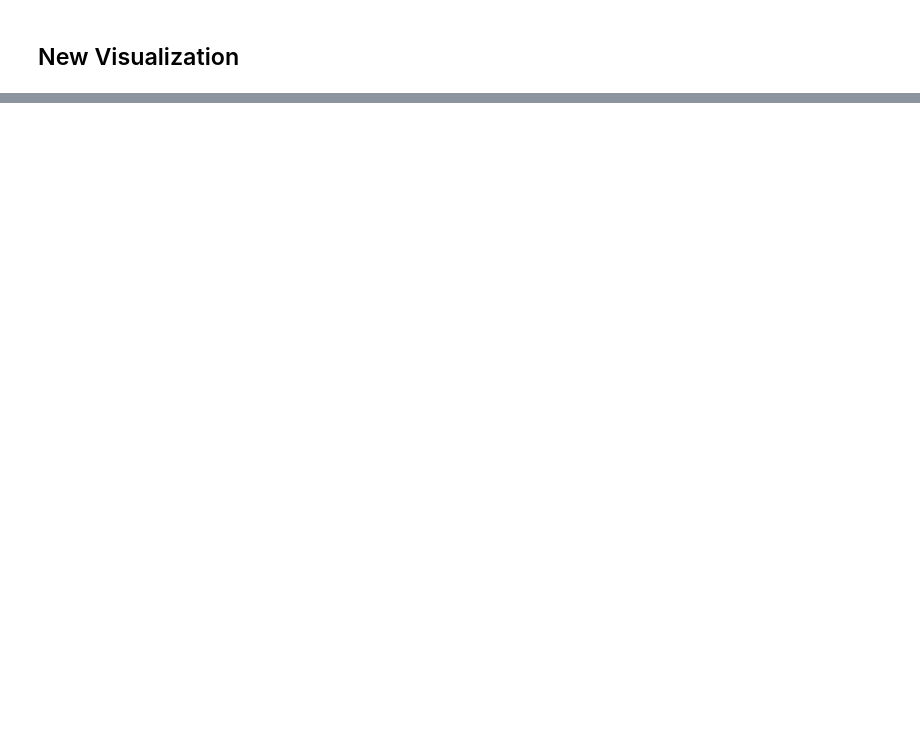
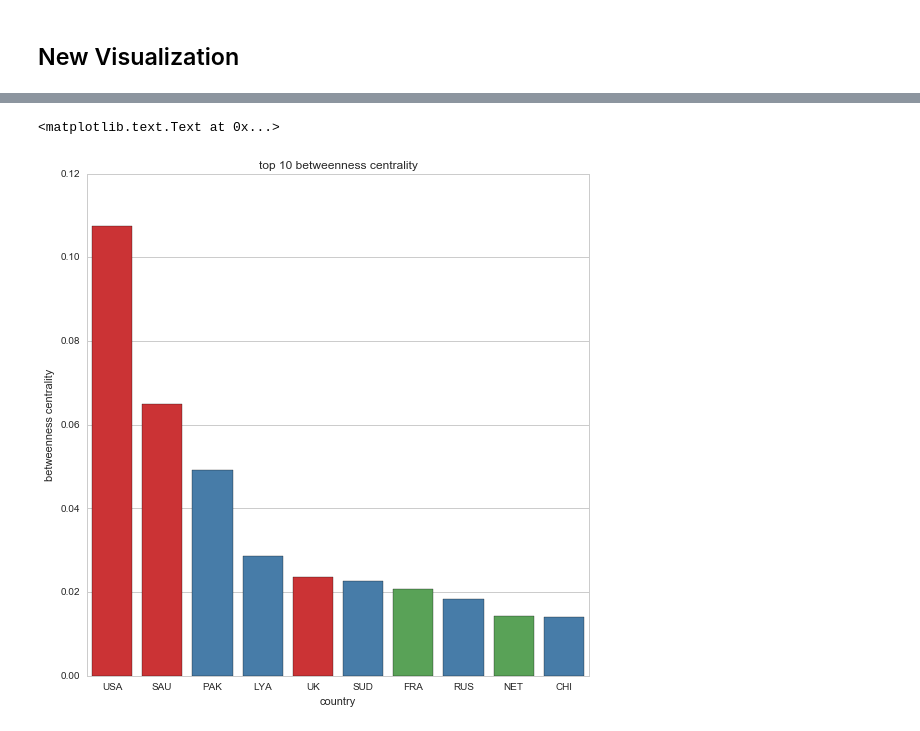
Before and after one commit to mauhai/weaponstradeanalysis, a Jupyter notebook: Weaponstrade_Hai.ipynb, the cells around one changed output, grey strips where cells are left out. Saved outputs shown, nothing was run; the diff lists cells and outputs as text; code cells hidden in the pictures; blank space fills up the shorter version.

```diff
--- a/Weaponstrade_Hai.ipynb
+++ b/Weaponstrade_Hai.ipynb
@@ -1017,0 +1046,2 @@ from bokeh.plotting import figure
+# %%
+partition = community.best_partition(summedupgraph)
@@ -1118,0 +1151,18 @@ nan
+# %%
+weaponexport = dict()
+
+for country in summedupMultiDigraph.nodes_iter():
+    weaponexport[country] = 0
+    for out_edges in summedupMultiDigraph.out_edges_iter(nbunch = country,data=True):
+        weaponexport[country] = weaponexport[country] + out_edges[2]['weight']
+# %%
+xlist = list()
+ylist = list()
+huelist = list()
+for x,y in  sorted(weaponexport.items(), key=operator.itemgetter(1), reverse=True)[:10]:
+    xlist.append(countryCodeMap[x])
+    ylist.append(y)
+    huelist.append(Set1[9][partition[x]])
+
+
+barvalues = pd.DataFrame.from_items([('country', xlist), ('million USD', ylist)])
@@ -1118,0 +1176,21 @@ nan
+# %%
+
+#data = pd.DataFrame(sorted(nx.betweenness_centrality(multigraph).items(), key=operator.itemgetter(1), reverse=True)[:10])
+#data.columns = ['country','betweenness centrality']
+
+xlist = list()
+ylist = list()
+huelist = list()
+for x,y in sorted(nx.betweenness_centrality(summedupMultiDigraph).items(), key=operator.itemgetter(1), reverse=True)[:10]:
+    xlist.append(countryCodeMap[x])
+    ylist.append(y)
+    huelist.append(Set1[9][partition[x]])
+
+barvalues = pd.DataFrame.from_items([('country', xlist), ('betweenness centrality', ylist)])
+
+top10centrality = sns.barplot(x = 'country', y = 'betweenness centrality',data = barvalues, palette=huelist)
+top10centrality.set(xlabel='country', ylabel='betweenness centrality')
+top10centrality.set_title('top 10 betweenness centrality')
+# %% [output]
+<matplotlib.text.Text at 0x...>
+[figure, added]
```
Also changed, not shown: parts of 61 cells of this notebook, 1 other file.
